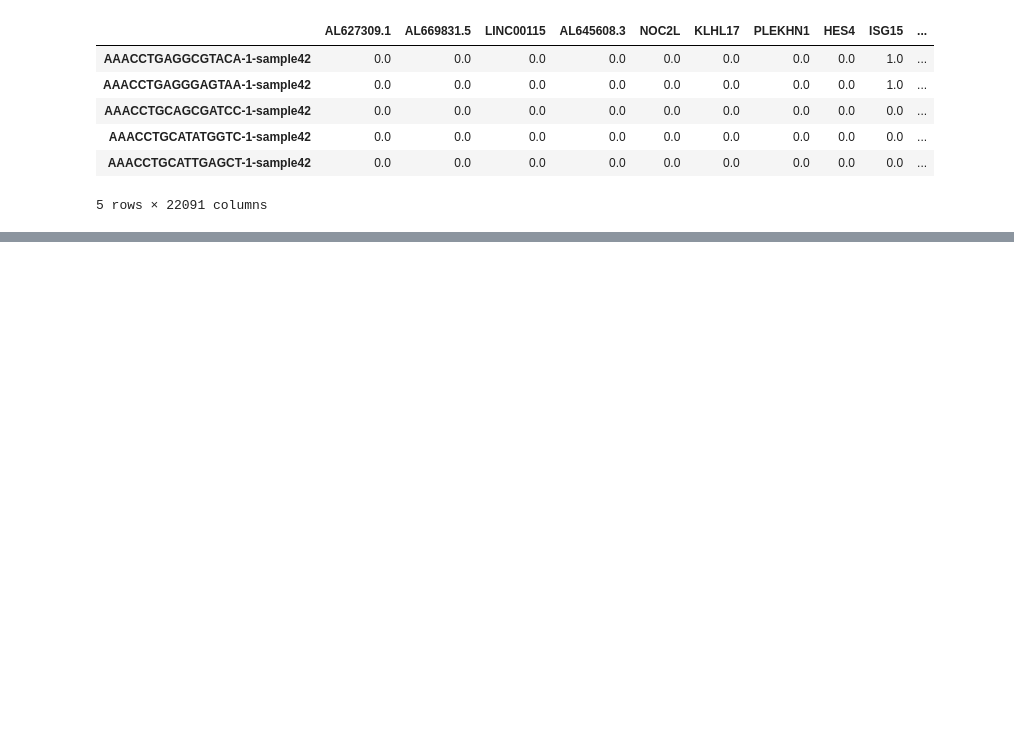
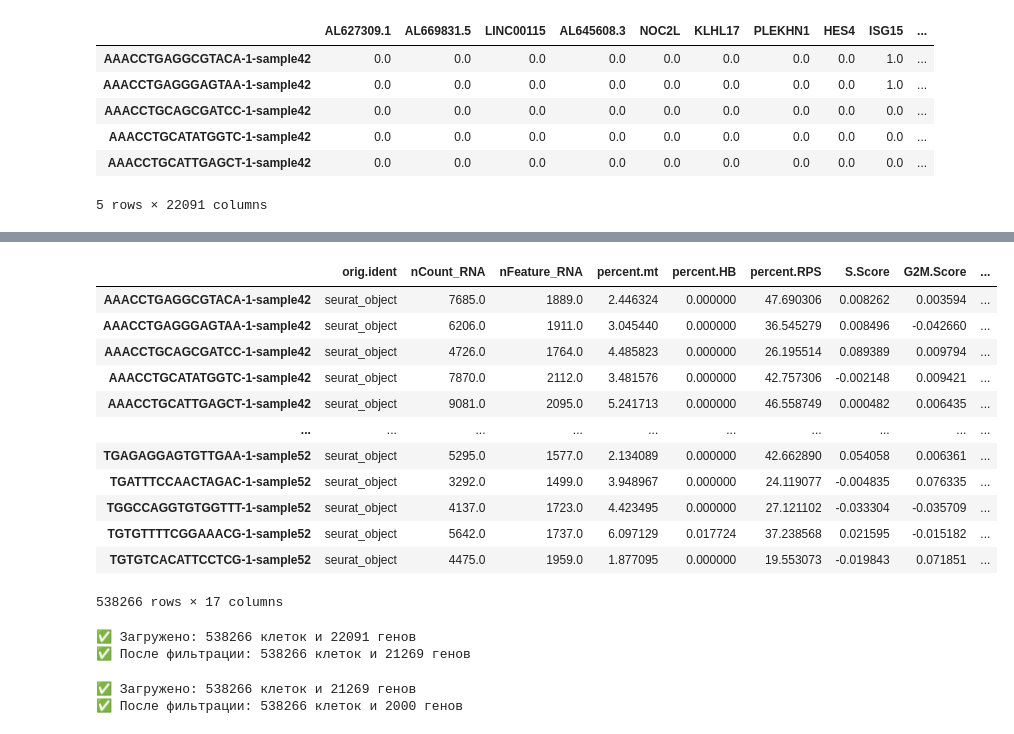
Before and after one commit to AlbertBay/ImSysAging, a Jupyter notebook: data_exploration.ipynb, the cells around one changed output, grey strips where cells are left out. Cells and saved outputs as stored; diff of their text form; code cells hidden in the pictures; blank space fills up the shorter version.

Commit message:
training/plots

```diff
--- a/data_exploration.ipynb
+++ b/data_exploration.ipynb
@@ -107,4 +102,0 @@ Error:
-# %%
-vae.train()
-adata.obsm["X_scVI"] = vae.get_latent_representation()
-adata.obsm["X_normalized_scVI"] = vae.get_normalized_expression()
@@ -110,0 +119,31 @@ adata.obsm["X_normalized_scVI"] = vae.get_normalized_expression()
+# %%
+adata.obs
+# %% [output]
+|  | orig.ident | nCount_RNA | nFeature_RNA | percent.mt | percent.HB | percent.RPS | S.Score | G2M.Score | ... |
+| AAACCTGAGGCGTACA-1-sample42 | seurat_object | 7685.0 | 1889.0 | 2.446324 | 0.000000 | 47.690306 | 0.008262 | 0.003594 | ... |
+| AAACCTGAGGGAGTAA-1-sample42 | seurat_object | 6206.0 | 1911.0 | 3.045440 | 0.000000 | 36.545279 | 0.008496 | -0.042660 | ... |
+| AAACCTGCAGCGATCC-1-sample42 | seurat_object | 4726.0 | 1764.0 | 4.485823 | 0.000000 | 26.195514 | 0.089389 | 0.009794 | ... |
+| AAACCTGCATATGGTC-1-sample42 | seurat_object | 7870.0 | 2112.0 | 3.481576 | 0.000000 | 42.757306 | -0.002148 | 0.009421 | ... |
+| AAACCTGCATTGAGCT-1-sample42 | seurat_object | 9081.0 | 2095.0 | 5.241713 | 0.000000 | 46.558749 | 0.000482 | 0.006435 | ... |
+| ... | ... | ... | ... | ... | ... | ... | ... | ... | ... |
+| TGAGAGGAGTGTTGAA-1-sample52 | seurat_object | 5295.0 | 1577.0 | 2.134089 | 0.000000 | 42.662890 | 0.054058 | 0.006361 | ... |
+| TGATTTCCAACTAGAC-1-sample52 | seurat_object | 3292.0 | 1499.0 | 3.948967 | 0.000000 | 24.119077 | -0.004835 | 0.076335 | ... |
+| TGGCCAGGTGTGGTTT-1-sample52 | seurat_object | 4137.0 | 1723.0 | 4.423495 | 0.000000 | 27.121102 | -0.033304 | -0.035709 | ... |
+| TGTGTTTTCGGAAACG-1-sample52 | seurat_object | 5642.0 | 1737.0 | 6.097129 | 0.017724 | 37.238568 | 0.021595 | -0.015182 | ... |
+| TGTGTCACATTCCTCG-1-sample52 | seurat_object | 4475.0 | 1959.0 | 1.877095 | 0.000000 | 19.553073 | -0.019843 | 0.071851 | ... |
+538266 rows × 17 columns
+# %%
+print(f"✅ Загружено: {adata.shape[0]} клеток и {adata.shape[1]} генов")
+sc.pp.filter_genes(adata, min_cells=3)
+print(f"✅ После фильтрации: {adata.shape[0]} клеток и {adata.shape[1]} генов")
+# %% [output]
+✅ Загружено: 538266 клеток и 22091 генов
+✅ После фильтрации: 538266 клеток и 21269 генов
+# %%
+print(f"✅ Загружено: {adata.shape[0]} клеток и {adata.shape[1]} генов")
+sc.pp.highly_variable_genes(adata, n_top_genes=2000)
+adata = adata[:, adata.var["highly_variable"]]
+print(f"✅ После фильтрации: {adata.shape[0]} клеток и {adata.shape[1]} генов")
+# %% [output]
+✅ Загружено: 538266 клеток и 21269 генов
+✅ После фильтрации: 538266 клеток и 2000 генов
```
Also changed, not shown: parts of 6 cells of this notebook, 2 other files.
